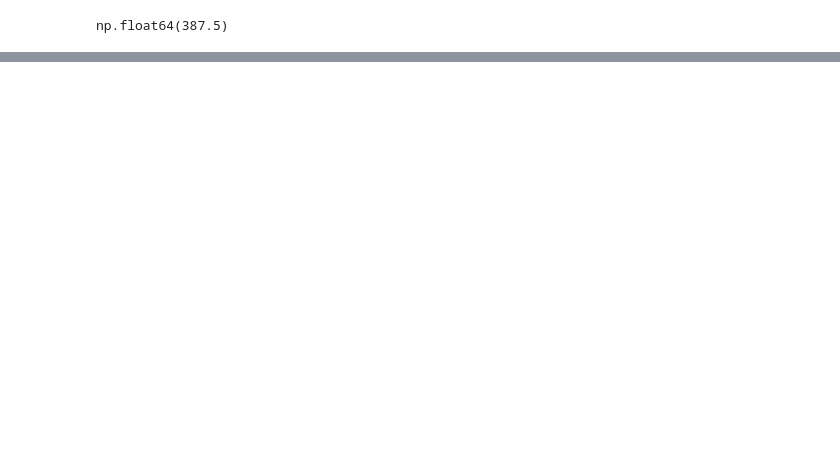
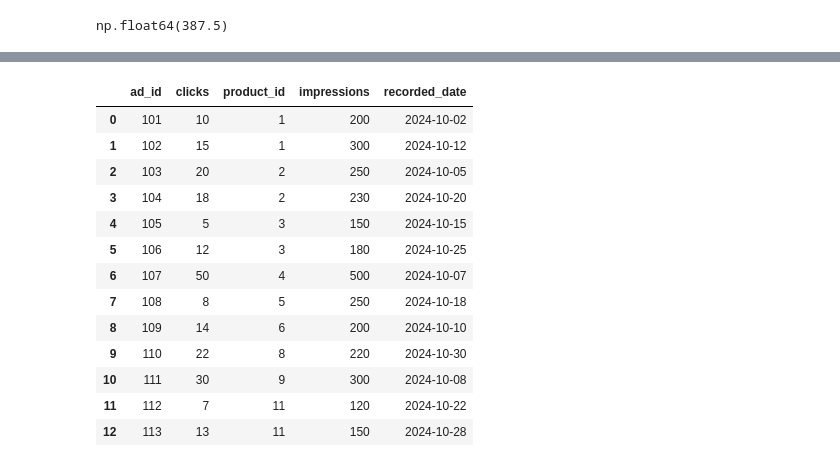
Before and after one commit to Haris-09/Python-Summer-Party-Challenge, a Jupyter notebook: Python_Summer_Party.ipynb, the cells around one changed output, grey strips where cells are left out. Drawn from its saved outputs; the diff is of its cells as text; code cells hidden in the pictures; blank space fills up the shorter version.

```diff
--- a/Python_Summer_Party.ipynb
+++ b/Python_Summer_Party.ipynb
@@ -69,0 +83,8 @@ np.float64(387.5)
+# %%
+data2 = {
+    'ad_id': [101, 102, 103, 104, 105, 106, 107, 108, 109, 110, 111, 112, 113],
+    'clicks': [10, 15, 20, 18, 5, 12, 50, 8, 14, 22, 30, 7, 13],
+    'product_id': [1, 1, 2, 2, 3, 3, 4, 5, 6, 8, 9, 11, 11],
+    'impressions': [200, 300, 250, 230, 150, 180, 500, 250, 200, 220, 300, 120, 150],
+    'recorded_date': ['2024-10-02', '2024-10-12', '2024-10-05', '2024-10-20', '2024-10-15', '2024-10-25', '2024-10-07', '2024-10-18', '2024-10-10', '2024-10-30', '2024-10-08', '2024-10-22', '2024-10-28']
+}
@@ -69,0 +114,4 @@ np.float64(387.5)
+# %%
+fct_ad_performance = pd.DataFrame(data2)
+fct_ad_performance['recorded_date'] = pd.to_datetime(fct_ad_performance['recorded_date'])
+fct_ad_performance.dtypes
@@ -69,0 +126,17 @@ np.float64(387.5)
+# %%
+fct_ad_performance
+# %% [output]
+|  | ad_id | clicks | product_id | impressions | recorded_date |
+| 0 | 101 | 10 | 1 | 200 | 2024-10-02 |
+| 1 | 102 | 15 | 1 | 300 | 2024-10-12 |
+| 2 | 103 | 20 | 2 | 250 | 2024-10-05 |
+| 3 | 104 | 18 | 2 | 230 | 2024-10-20 |
+| 4 | 105 | 5 | 3 | 150 | 2024-10-15 |
+| 5 | 106 | 12 | 3 | 180 | 2024-10-25 |
+| 6 | 107 | 50 | 4 | 500 | 2024-10-07 |
+| 7 | 108 | 8 | 5 | 250 | 2024-10-18 |
+| 8 | 109 | 14 | 6 | 200 | 2024-10-10 |
+| 9 | 110 | 22 | 8 | 220 | 2024-10-30 |
+| 10 | 111 | 30 | 9 | 300 | 2024-10-08 |
+| 11 | 112 | 7 | 11 | 120 | 2024-10-22 |
+| 12 | 113 | 13 | 11 | 150 | 2024-10-28 |
```
Also changed, not shown: parts of 16 cells of this notebook.
